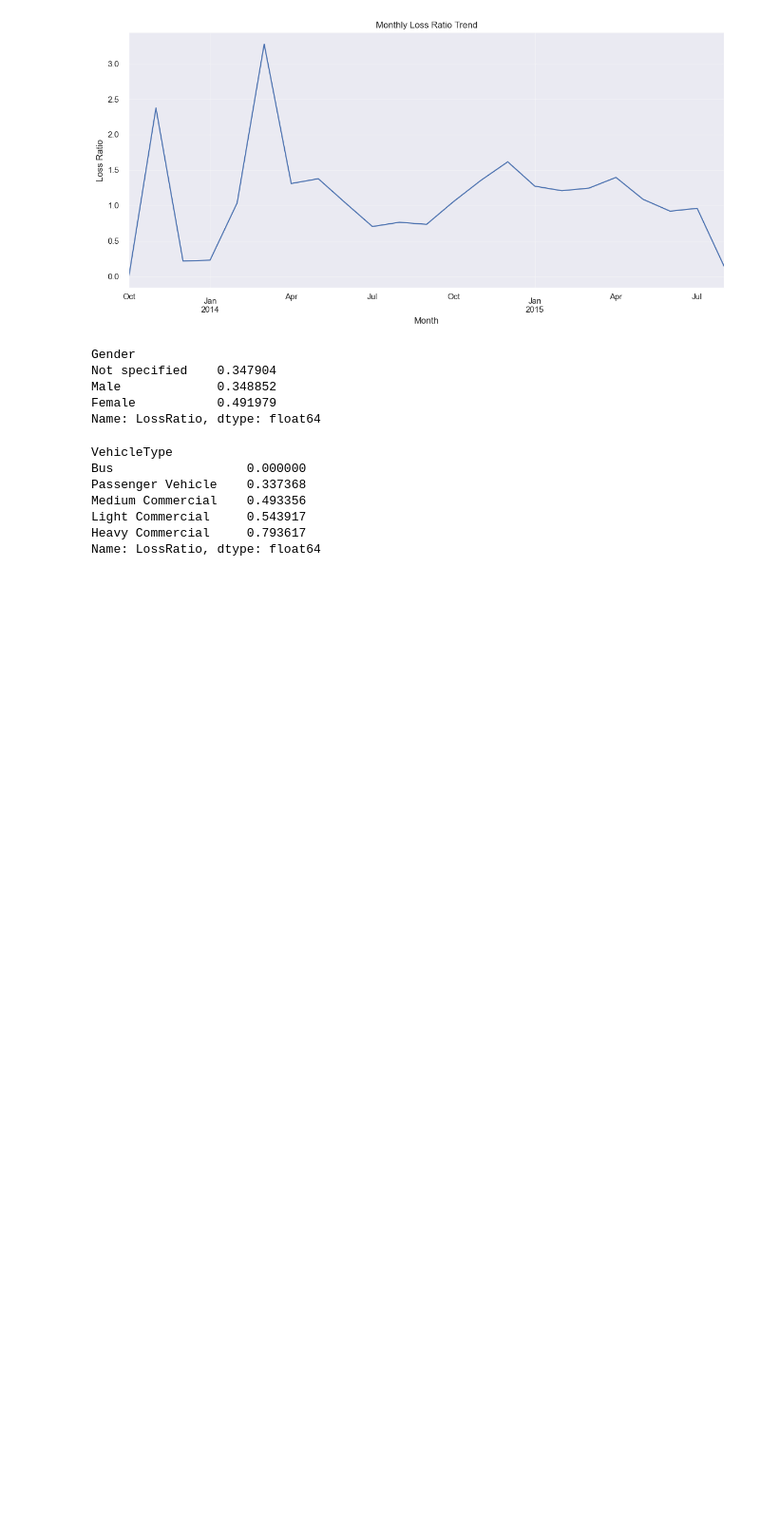
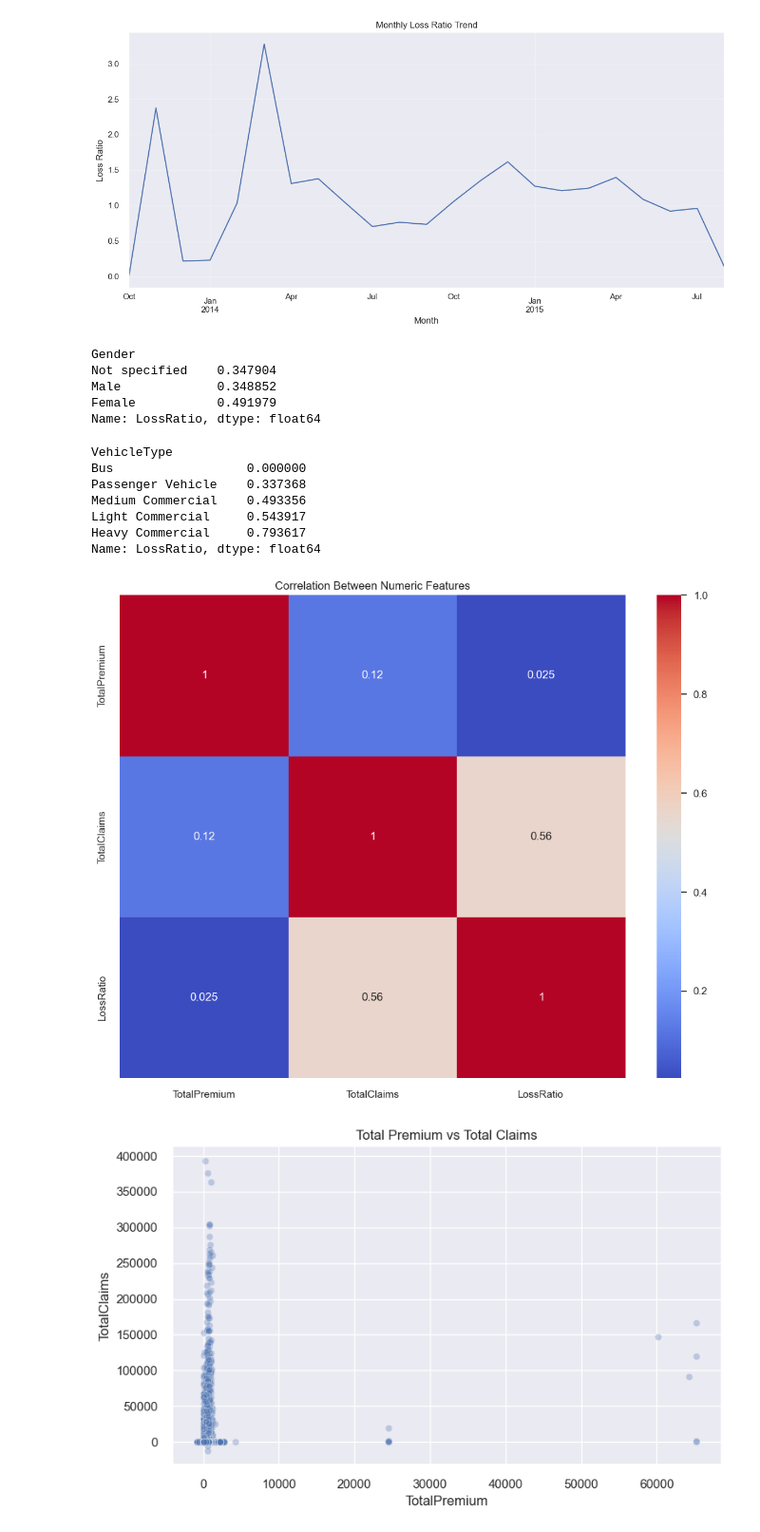
Before and after one commit to Eden-kassie/acis-insurance-risk, a Jupyter notebook: notebooks/1_eda.ipynb, the cells around one changed output. Shown: that part at 95% size. Drawn from its saved outputs; the diff is of its cells as text; code cells hidden in the pictures; blank space fills up the shorter version.

Commit message:
Add bivariate and multivariate EDA visualizations

```diff
--- a/notebooks/1_eda.ipynb
+++ b/notebooks/1_eda.ipynb
@@ -151,6 +151,11 @@ plt.savefig("../reports/figures/monthly_loss_ratio_trend.png", dpi=200)
 plt.show()
 # %% [output]
 [figure]
+# %%
+df["TotalPremium"] = pd.to_numeric(df["TotalPremium"], errors="coerce")
+df["TotalClaims"] = pd.to_numeric(df["TotalClaims"], errors="coerce")
+
+df["LossRatio"] = df["TotalClaims"] / df["TotalPremium"].replace(0, np.nan)
 # %%
 gender_risk = df.groupby("Gender")["LossRatio"].mean().sort_values()
 gender_risk
@@ -171,3 +176,22 @@ Medium Commercial    0.493356
 Light Commercial     0.543917
 Heavy Commercial     0.793617
 Name: LossRatio, dtype: float64
+# %%
+# Correlation matrix
+plt.figure(figsize=(10,8))
+sns.heatmap(df[["TotalPremium", "TotalClaims", "LossRatio"]].corr(), annot=True, cmap="coolwarm")
+plt.title("Correlation Between Numeric Features")
+plt.tight_layout()
+plt.savefig("../reports/figures/correlation_matrix.png", dpi=200)
+plt.show()
+
+# Scatter: Premium vs Claims
+plt.figure(figsize=(8,5))
+sns.scatterplot(data=df, x="TotalPremium", y="TotalClaims", alpha=0.3)
+plt.title("Total Premium vs Total Claims")
+plt.tight_layout()
+plt.savefig("../reports/figures/premium_vs_claims_scatter.png", dpi=200)
+plt.show()
+# %% [output]
+[figure, added]
+[figure, added]
```
Also changed, not shown: 3 other files.
